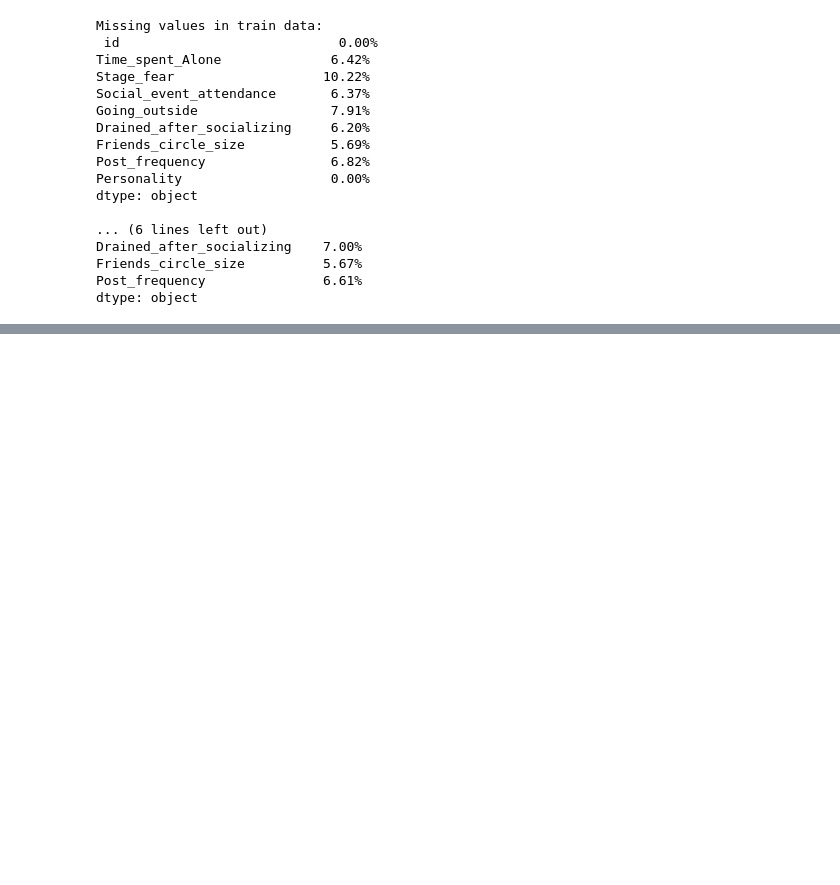
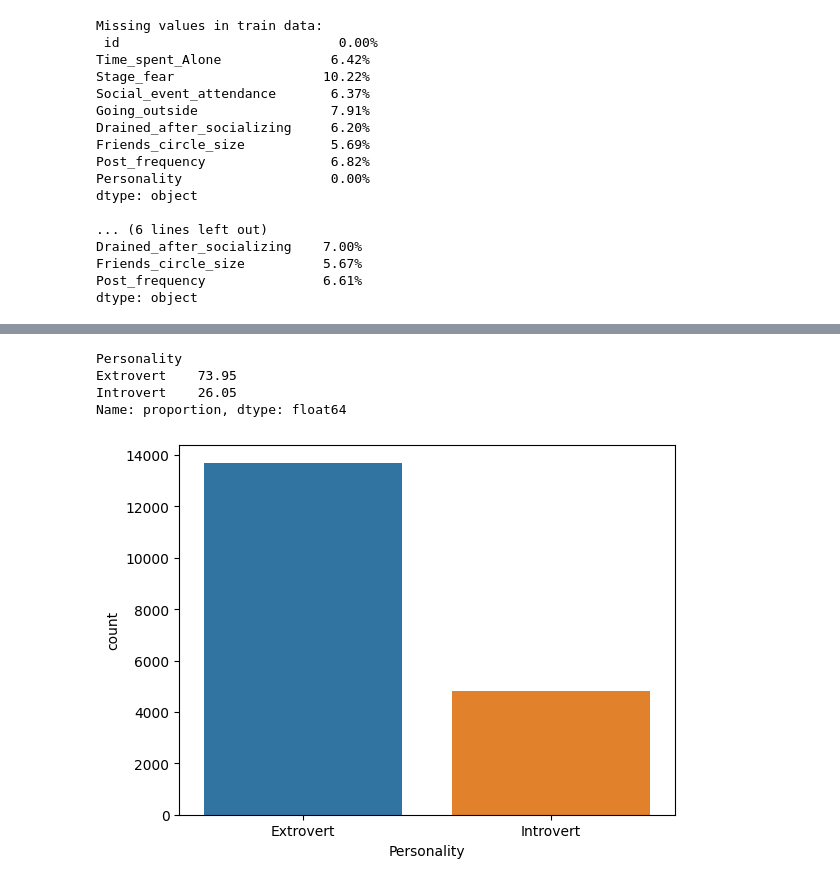
Before and after one commit to PiotrPieciak/LEARN_06_KAGGLE_Predict_Introverts, a Jupyter notebook: notebooks/01_Introverts_and_extroverts_EDA.ipynb, the cells around one changed output, grey strips where cells are left out. Drawn from its saved outputs; the diff is of its cells as text; code cells hidden in the pictures; blank space fills up the shorter version.

Commit message:
Kaggle Notebook | 01_Introverts_and_extroverts_EDA | Version 18

```diff
--- a/notebooks/01_Introverts_and_extroverts_EDA.ipynb
+++ b/notebooks/01_Introverts_and_extroverts_EDA.ipynb
@@ -303,0 +145,9 @@ print('Sukcesss!!!')
+# %%
+sns.countplot(data=train_df, x='Personality')
+round(train_df['Personality'].value_counts(normalize=True)*100,2)
+# %% [output]
+Personality
+Extrovert    73.95
+Introvert    26.05
+Name: proportion, dtype: float64
+[figure, added]
```
Also changed, not shown: parts of 44 cells of this notebook.
